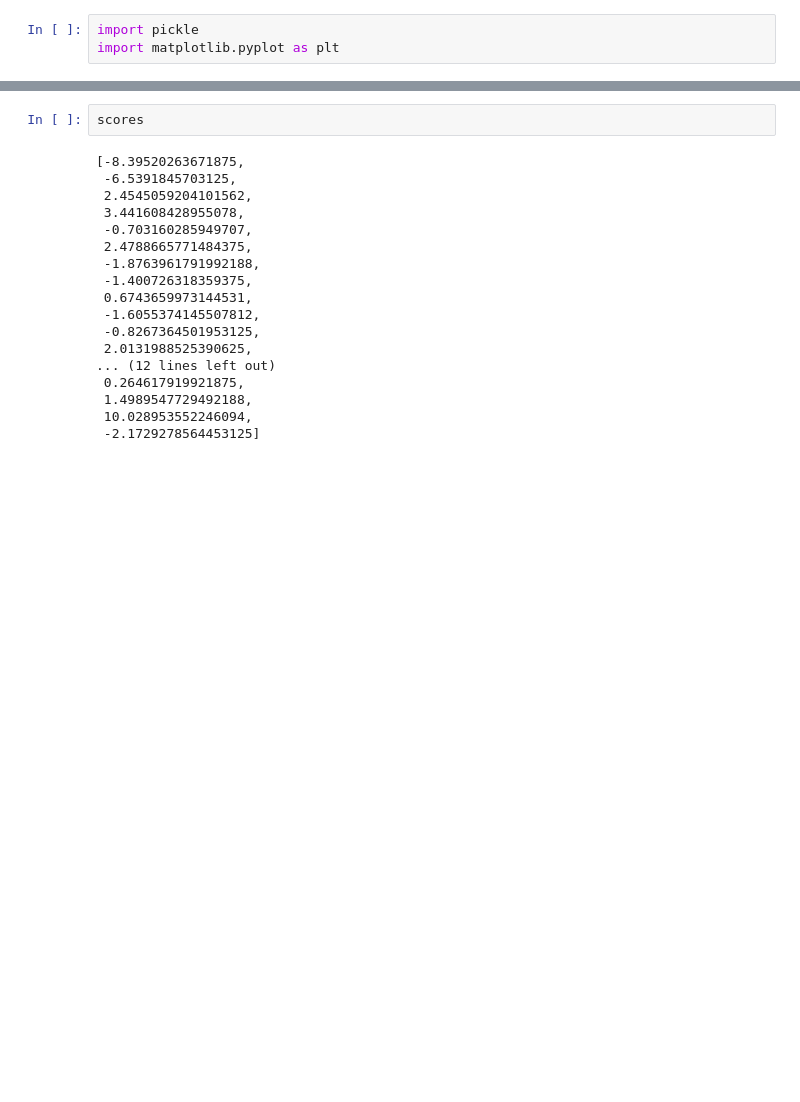
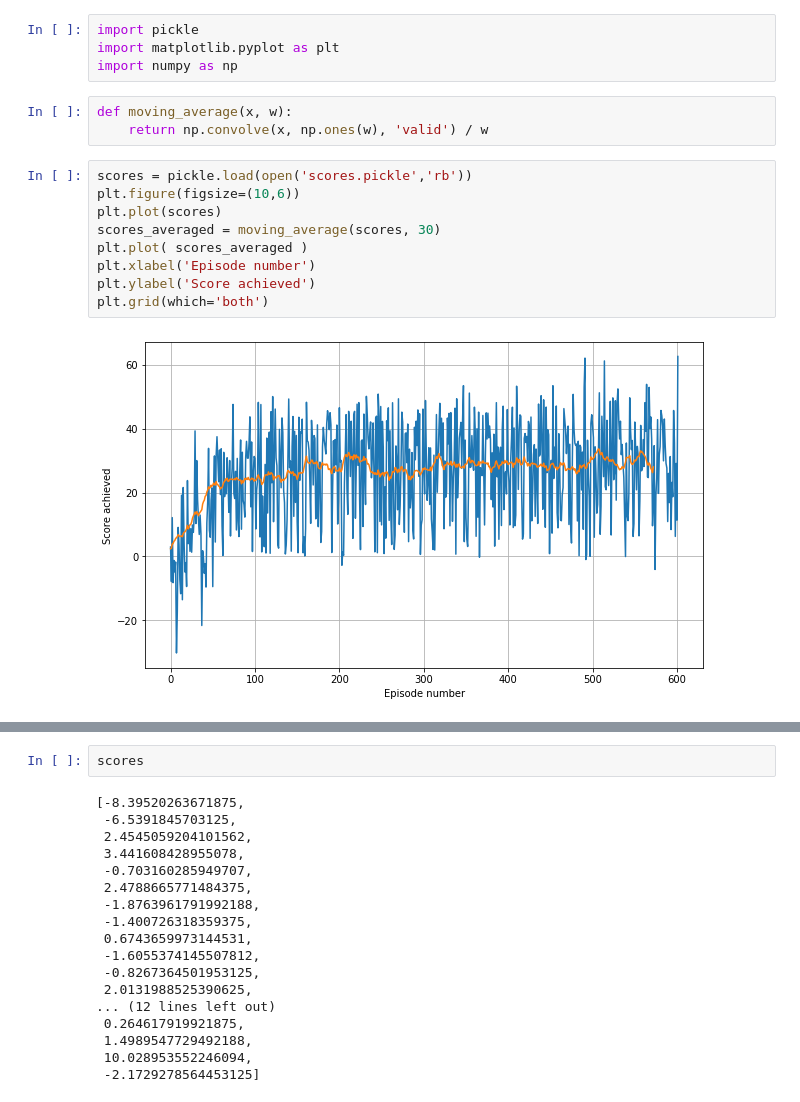
Before and after one commit to manuelsh/minerl, a Jupyter notebook: scores.ipynb, the cells around one changed output, grey strips where cells are left out. Saved outputs shown, nothing was run; the diff lists cells and outputs as text; blank space fills up the shorter version.

```diff
--- a/scores.ipynb
+++ b/scores.ipynb
@@ -1,3 +1,18 @@
 # %%
 import pickle
 import matplotlib.pyplot as plt
+import numpy as np
+# %%
+def moving_average(x, w):
+    return np.convolve(x, np.ones(w), 'valid') / w
+# %%
+scores = pickle.load(open('scores.pickle','rb'))
+plt.figure(figsize=(10,6))
+plt.plot(scores)
+scores_averaged = moving_average(scores, 30)
+plt.plot( scores_averaged )
+plt.xlabel('Episode number')
+plt.ylabel('Score achieved')
+plt.grid(which='both')
+# %% [output]
+[figure, added]
```
Also changed, not shown: parts of 6 cells of this notebook, 8 other files.
